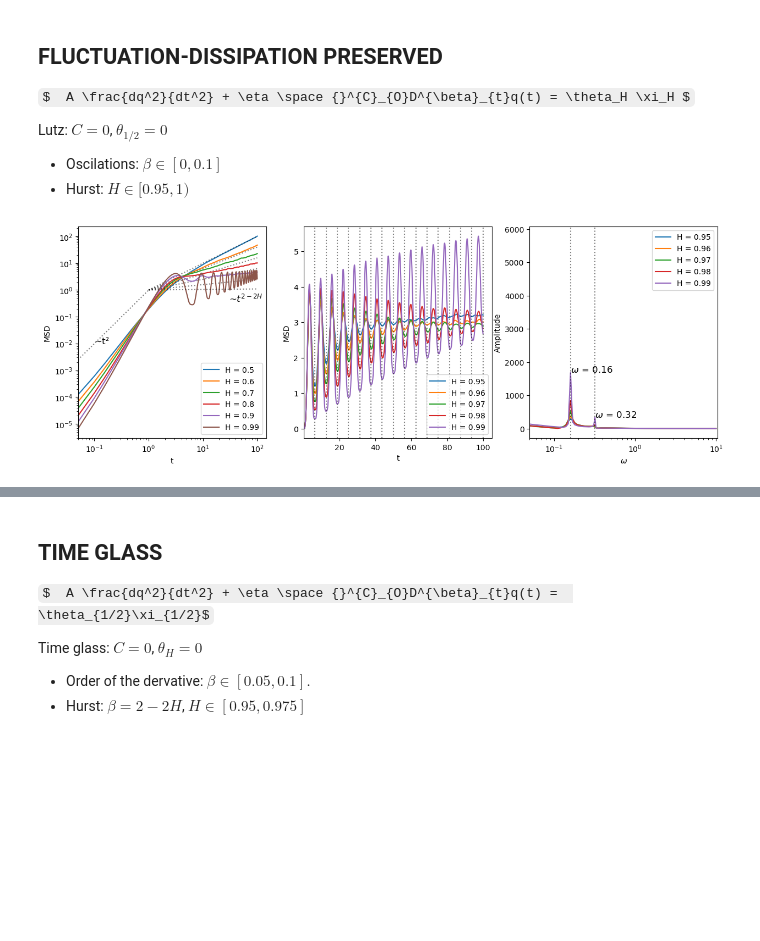
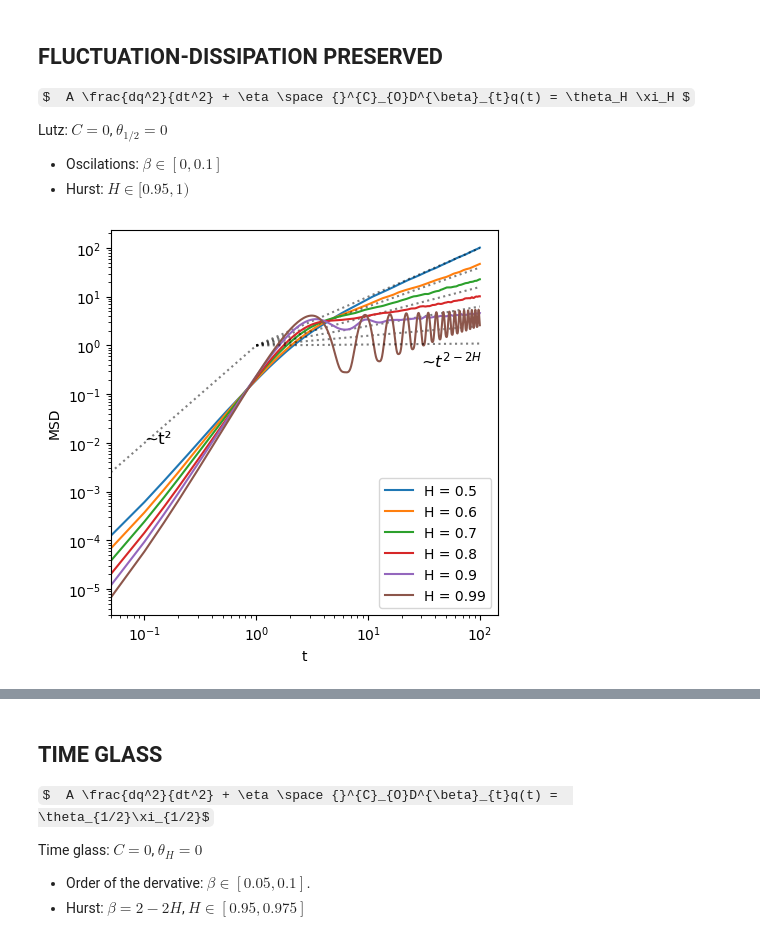
Before and after one commit to davidsantiagoquevedo/fractional-langevin-equations, a Jupyter notebook: analysis/poster_results.ipynb, the cells around one changed output, grey strips where cells are left out. Cells and saved outputs as stored; diff of their text form; code cells hidden in the pictures; some formulas as TeX source; blank space fills up the shorter version.

Commit message:
added separated plots

```diff
--- a/analysis/poster_results.ipynb
+++ b/analysis/poster_results.ipynb
@@ -136,96 +136,50 @@ task_set = ["001"]
 A = 1.0
 eta = 1.0
 C = 0.0
 theta_H = 1.0
 theta_12 = 0.0
 x0i = 1
-fig, ax = plt.subplots(1,3, figsize = (15,5))
+fig, ax = plt.subplots(1,1, figsize = (5,5))
 
 #TREND
 
 H = 0.50001
 df_msd = get_msd(A, eta, C, theta_12, theta_H, H, avg, h, task_set)
-plot_msd(ax[0], df_msd, H)
-add_trend(ax[0], x0 = x0i, xf = 100, func = t2_2H, text = r"", xtext = 0.1, H = H)
+plot_msd(ax, df_msd, H)
+add_trend(ax, x0 = x0i, xf = 100, func = t2_2H, text = r"", xtext = 0.1, H = H)
 
 H = 0.6
 df_msd = get_msd(A, eta, C, theta_12, theta_H, H, avg, h, task_set)
-plot_msd(ax[0], df_msd, H)
-add_trend(ax[0], x0 = x0i, xf = 100, func = t2_2H, text = r"", xtext = 0.1, H = H)
+plot_msd(ax, df_msd, H)
+add_trend(ax, x0 = x0i, xf = 100, func = t2_2H, text = r"", xtext = 0.1, H = H)
 
 H = 0.7
 df_msd = get_msd(A, eta, C, theta_12, theta_H, H, avg, h, task_set)
-plot_msd(ax[0], df_msd, H)
-add_trend(ax[0], x0 = x0i, xf = 100, func = t2_2H, text = r"", xtext = 0.1, H = H)
+plot_msd(ax, df_msd, H)
+add_trend(ax, x0 = x0i, xf = 100, func = t2_2H, text = r"", xtext = 0.1, H = H)
 
 H = 0.8
 df_msd = get_msd(A, eta, C, theta_12, theta_H, H, avg, h, task_set)
-plot_msd(ax[0], df_msd, H)
-add_trend(ax[0], x0 = x0i, xf = 100, func = t2_2H, text = r"", xtext = 0.1, H = H)
+plot_msd(ax, df_msd, H)
+add_trend(ax, x0 = x0i, xf = 100, func = t2_2H, text = r"", xtext = 0.1, H = H)
 
 H = 0.9
 df_msd = get_msd(A, eta, C, theta_12, theta_H, H, avg, h, task_set)
-plot_msd(ax[0], df_msd, H)
-add_trend(ax[0], x0 = x0i, xf = 100, func = t2_2H, text = r"", xtext = 0.1, H = H)
+plot_msd(ax, df_msd, H)
+add_trend(ax, x0 = x0i, xf = 100, func = t2_2H, text = r"", xtext = 0.1, H = H)
 
 H = 0.99
 df_msd = get_msd(A, eta, C, theta_12, theta_H, H, avg, h, task_set)
-plot_msd(ax[0], df_msd, H)
-add_trend(ax[0], x0 = 1, xf = 100, func = t2_2H, text = r"~$t^{2-2H}$", xtext = 30, dy = -0.7, H = H)
+plot_msd(ax, df_msd, H)
+add_trend(ax, x0 = 1, xf = 100, func = t2_2H, text = r"~$t^{2-2H}$", xtext = 30, dy = -0.7, H = H)
 
-ax[0].set_xscale("log")
-ax[0].set_yscale("log")
-ax[0].set_xlim(xmin = h)
+ax.set_xscale("log")
+ax.set_yscale("log")
+ax.set_xlim(xmin = h)
 
-add_trend(ax[0], x0 = h, xf = 1, func = t2, text = "~t²", xtext = 0.1)
+ax.legend(loc = "lower right")
 
-#OSCILATIONS
-avg = 12000
-
-task_set = ["001", "002"]
-
-H = 0.95
-df_msd = get_msd(A, eta, C, theta_12, theta_H, H, avg, h, task_set)
-df_ft = get_ft(df_msd, h, T)
-df_freq = get_freq(df_ft)
-plot_msd(ax[1], df_msd, H)
-plot_fft(ax[2], df_ft, H)
-
-H = 0.96
-df_msd = get_msd(A, eta, C, theta_12, theta_H, H, avg, h, task_set)
-df_ft = get_ft(df_msd, h, T)
-df_freq = get_freq(df_ft)
-plot_msd(ax[1], df_msd, H)
-plot_fft(ax[2], df_ft, H)
-
-H = 0.97
-df_msd = get_msd(A, eta, C, theta_12, theta_H, H, avg, h, task_set)
-df_ft = get_ft(df_msd, h, T)
-df_freq = get_freq(df_ft)
-plot_msd(ax[1], df_msd, H)
-plot_fft(ax[2], df_ft, H)
-
-H = 0.98
-df_msd = get_msd(A, eta, C, theta_12, theta_H, H, avg, h, task_set)
-df_ft = get_ft(df_msd, h, T)
-df_freq = get_freq(df_ft)
-plot_msd(ax[1], df_msd, H)
-plot_fft(ax[2], df_ft, H)
-
-H = 0.99
-df_msd = get_msd(A, eta, C, theta_12, theta_H, H, avg, h, task_set)
-df_ft = get_ft(df_msd, h, T)
-df_freq = get_freq(df_ft)
-plot_msd(ax[1], df_msd, H)
-plot_fft(ax[2], df_ft, H)
-add_freq(ax[2], df_freq)
-
-
-add_freq_grid(ax[1], df_freq.iloc[0].fr, T)
-
-ax[1].set_xlim(xmin = h)
-ax[2].set_xlim(xmin = h)
-ax[2].set_xscale("log")
-fig.savefig("../outs/lutz.png", dpi = 1000)
+add_trend(ax, x0 = h, xf = 1, func = t2, text = "~t²", xtext = 0.1)
+fig.savefig("../outs/msd-lutz.png", dpi = 1000)
 # %% [output]
-[figure, old version]
+[figure, new version]
```
Also changed, not shown: parts of 2 cells of this notebook, 4 other files.
